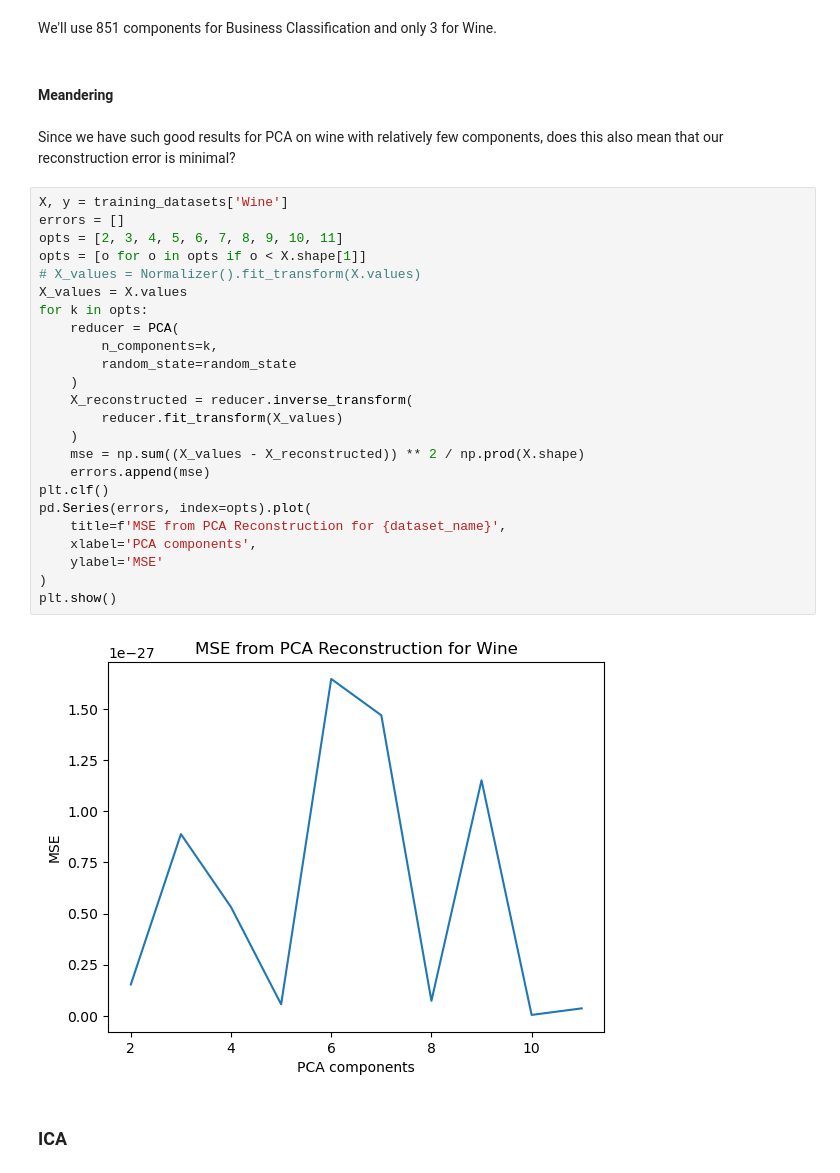
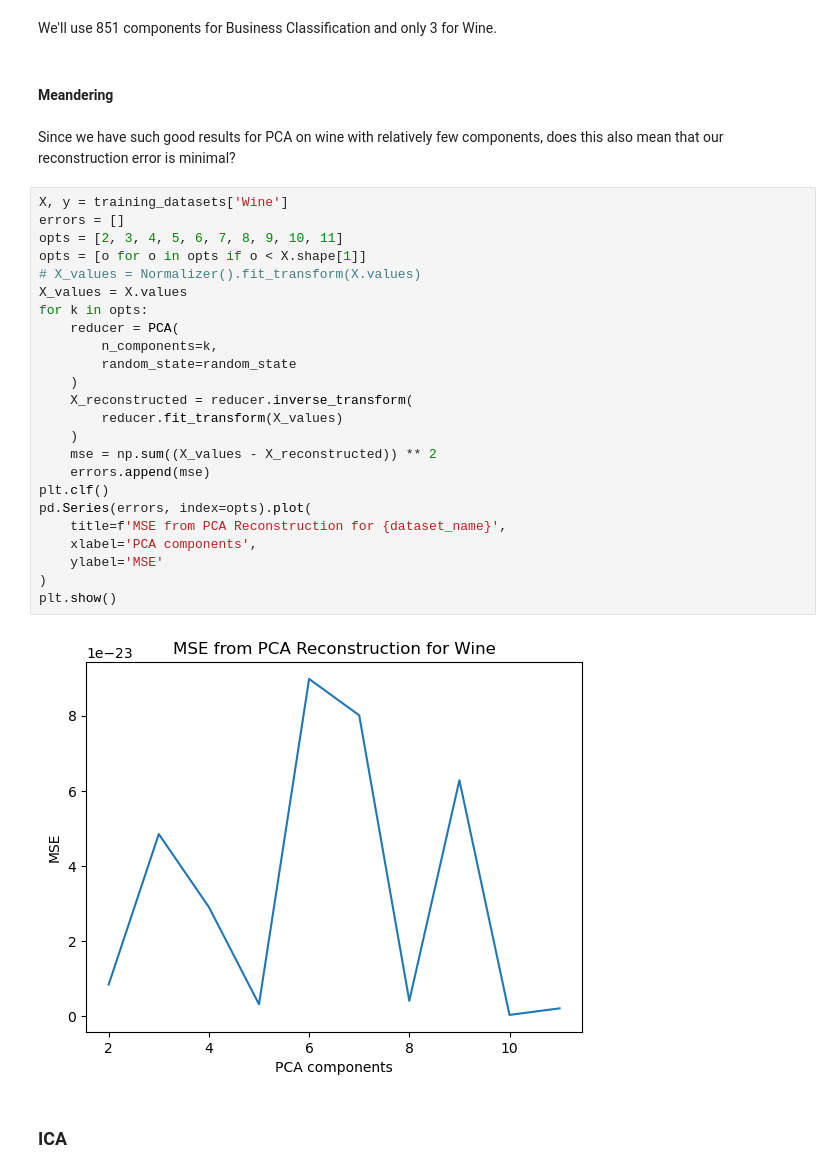
Before and after one commit to ryankarel/cs-7641-ul, a Jupyter notebook: RK UL.ipynb, the cells around one changed output. Cells and saved outputs as stored; diff of their text form.

```diff
--- a/RK UL.ipynb
+++ b/RK UL.ipynb
@@ -389,35 +390,35 @@ Exceeds 95% at 851
 Exceeds 95% at 3
 # %% [markdown]
 We'll use 851 components for Business Classification and only 3 for Wine.
-# %% [markdown]
-#### Meandering
-# %% [markdown]
-Since we have such good results for PCA on wine with relatively few components, does this also mean that our reconstruction error is minimal?
-# %%
-X, y = training_datasets['Wine']
-errors = []
-opts = [2, 3, 4, 5, 6, 7, 8, 9, 10, 11]
-opts = [o for o in opts if o < X.shape[1]]
-# X_values = Normalizer().fit_transform(X.values)
-X_values = X.values
-for k in opts:
-    reducer = PCA(
-        n_components=k,
-        random_state=random_state
-    )
-    X_reconstructed = reducer.inverse_transform(
-        reducer.fit_transform(X_values)
-    )
-    mse = np.sum((X_values - X_reconstructed)) ** 2 / np.prod(X.shape)
-    errors.append(mse)
-plt.clf()
-pd.Series(errors, index=opts).plot(
-    title=f'MSE from PCA Reconstruction for {dataset_name}',
-    xlabel='PCA components',
-    ylabel='MSE'
-)
-plt.show()
-# %% [output]
-[figure, removed]
+# %% [markdown]
+#### Meandering
+# %% [markdown]
+Since we have such good results for PCA on wine with relatively few components, does this also mean that our reconstruction error is minimal?
+# %%
+X, y = training_datasets['Wine']
+errors = []
+opts = [2, 3, 4, 5, 6, 7, 8, 9, 10, 11]
+opts = [o for o in opts if o < X.shape[1]]
+# X_values = Normalizer().fit_transform(X.values)
+X_values = X.values
+for k in opts:
+    reducer = PCA(
+        n_components=k,
+        random_state=random_state
+    )
+    X_reconstructed = reducer.inverse_transform(
+        reducer.fit_transform(X_values)
+    )
+    mse = np.sum((X_values - X_reconstructed)) ** 2
+    errors.append(mse)
+plt.clf()
+pd.Series(errors, index=opts).plot(
+    title=f'MSE from PCA Reconstruction for {dataset_name}',
+    xlabel='PCA components',
+    ylabel='MSE'
+)
+plt.show()
+# %% [output]
+[figure, added]
 # %% [markdown]
 ### ICA
```
Also changed, not shown: parts of 18 cells of this notebook.
